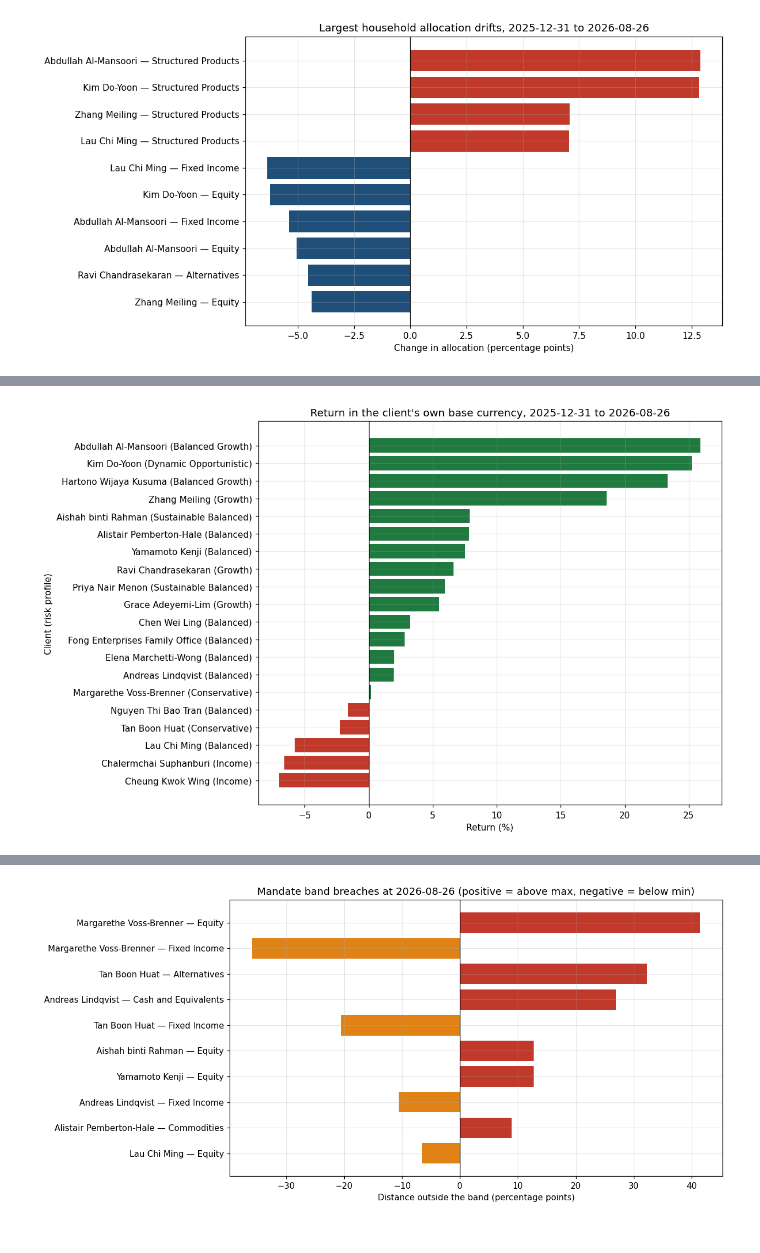
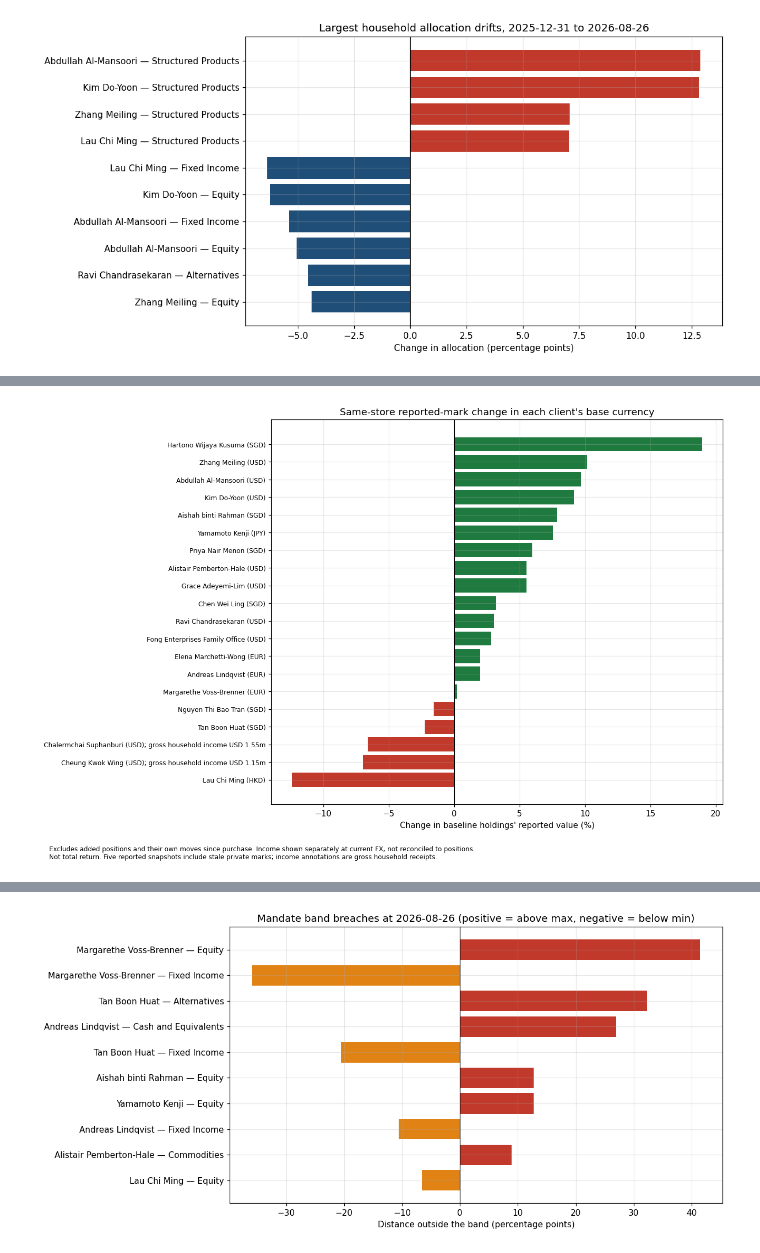
Before and after one commit to choiwab/SingHacks-2026, a Jupyter notebook: notebooks/eda.ipynb, the cells around one changed output, grey strips where cells are left out. Drawn from its saved outputs; the diff is of its cells as text; code cells hidden in the pictures.

```diff
--- a/notebooks/eda.ipynb
+++ b/notebooks/eda.ipynb
@@ -115,9 +121,8 @@ NAME = clients.set_index("client_id")["client_name"].to_dict()
 BASE_CCY = clients.set_index("client_id")["base_currency"].to_dict()
 
 # FX at each snapshot, quoted the way market_context quotes it.
-FX = (
-    market[market["category"] == "FX"]
-    .pivot_table(index="snapshot_date", columns="series_id", values="value")
+FX = market[market["category"] == "FX"].pivot_table(
+    index="snapshot_date", columns="series_id", values="value"
 )
 
 
@@ -881,18 +1048,39 @@ performance.sort_values("return_base_ccy_pct")
 # %%
-ordered = performance.sort_values("return_base_ccy_pct")
-labels = [f"{n} ({p})" for n, p in zip(ordered["client_name"], ordered["risk_profile"])]
-
-fig, ax = plt.subplots(figsize=(11, 7))
-ax.barh(labels, ordered["return_base_ccy_pct"],
-        color=["#c0392b" if v < 0 else "#1f7a3f" for v in ordered["return_base_ccy_pct"]])
-ax.axvline(0, color="black", linewidth=0.8)
-ax.set_title("Return in the client's own base currency, 2025-12-31 to 2026-08-26")
-ax.set_xlabel("Return (%)")
-ax.set_ylabel("Client (risk profile)")
-plt.tight_layout()
+ranked_performance = performance.sort_values("return_base_ccy_pct")
+figure, axis = plt.subplots(figsize=(12, 8))
+plot_labels = []
+for client_id, client_row in ranked_performance.iterrows():
+    label = f"{client_row['client_name']} ({client_row['base_ccy']})"
+    if client_id in ["CL-0012", "CL-0004"]:
+        label += (
+            f"; gross household income USD {income_summary.loc[client_id, 'income_usd'] / 1e6:.2f}m"
+        )
+    plot_labels.append(label)
+axis.barh(
+    plot_labels,
+    ranked_performance["return_base_ccy_pct"],
+    color=[
+        "#c0392b" if change < 0 else "#1f7a3f"
+        for change in ranked_performance["return_base_ccy_pct"]
+    ],
+)
+axis.axvline(0, color="black", linewidth=0.8)
+axis.set_title("Same-store reported-mark change in each client's base currency")
+axis.set_xlabel("Change in baseline holdings' reported value (%)")
+axis.tick_params(axis="y", labelsize=8)
+figure.text(
+    0.02,
+    0.01,
+    "Excludes added positions and their own moves since purchase. "
+    "Income shown separately at current FX, not reconciled to positions.\n"
+    "Not total return. Five reported snapshots include stale private marks; "
+    "income annotations are gross household receipts.",
+    fontsize=8,
+)
+figure.tight_layout(rect=(0, 0.055, 1, 1))
 plt.show()
 # %% [output]
-[figure, old version]
+[figure, new version]
 # %% [markdown]
 ## 5. Mandate compliance
 
```
Also changed, not shown: parts of 48 cells of this notebook, 2 other files.
